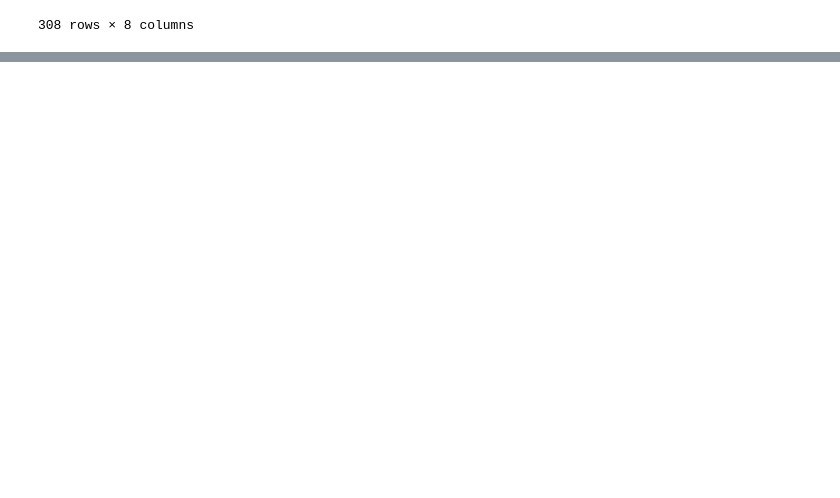
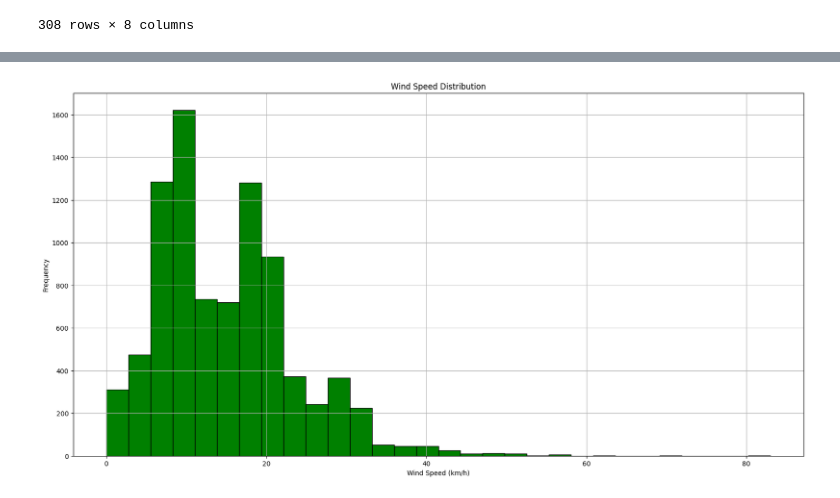
Before and after one commit to Damas-Hub/Data-Analysis-and-Data-Science-Practice, a Jupyter notebook: weather.ipynb, the cells around one changed output, grey strips where cells are left out. Cells and saved outputs as stored; diff of their text form; code cells hidden in the pictures; blank space fills up the shorter version.

```diff
--- a/weather.ipynb
+++ b/weather.ipynb
@@ -299,0 +351,11 @@ df[(df['Wind Speed_km/h'] > 24) & (df['Visibility_km'] == 25)]
+# %%
+# Plot distribution of wind speed
+plt.figure(figsize=(20, 10))
+plt.hist(df['Wind Speed_km/h'], bins=30, edgecolor='black', color='green')
+plt.xlabel('Wind Speed (km/h)')
+plt.ylabel('Frequency')
+plt.title('Wind Speed Distribution')
+plt.grid(True)
+plt.show()
+# %% [output]
+[figure, added]
```
Also changed, not shown: parts of 8 cells of this notebook.
